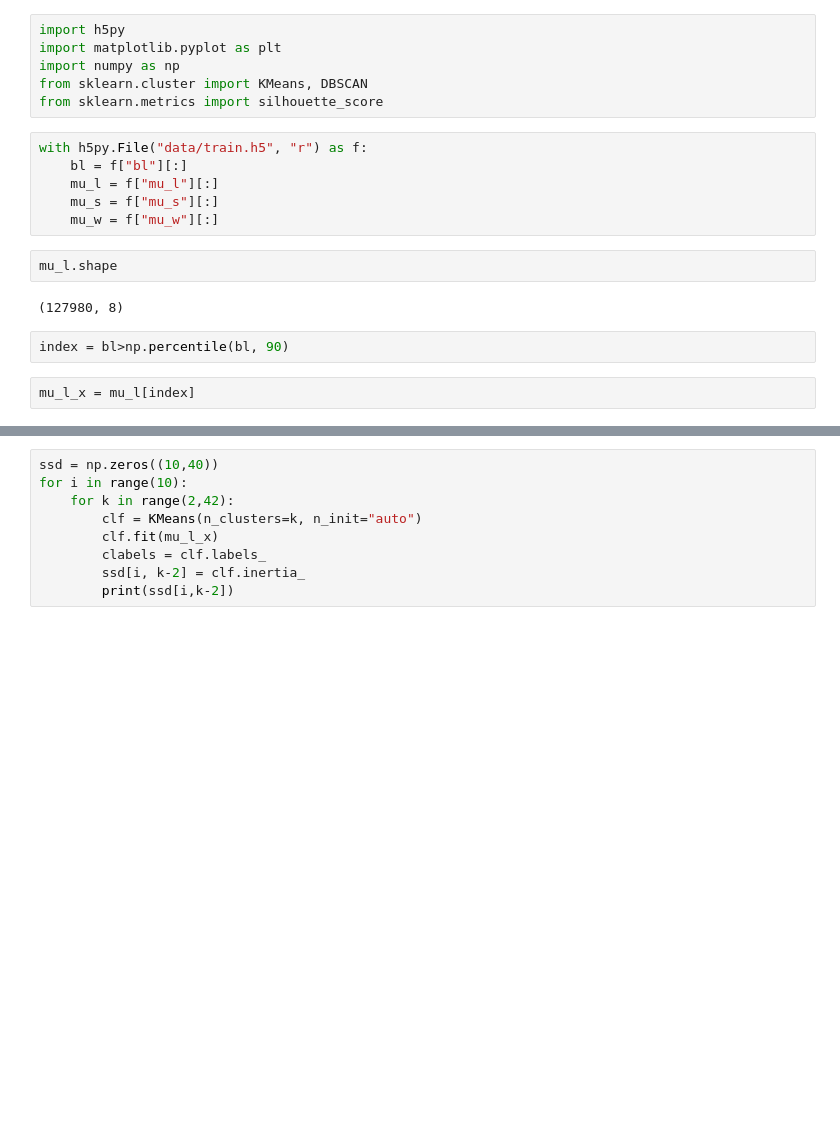
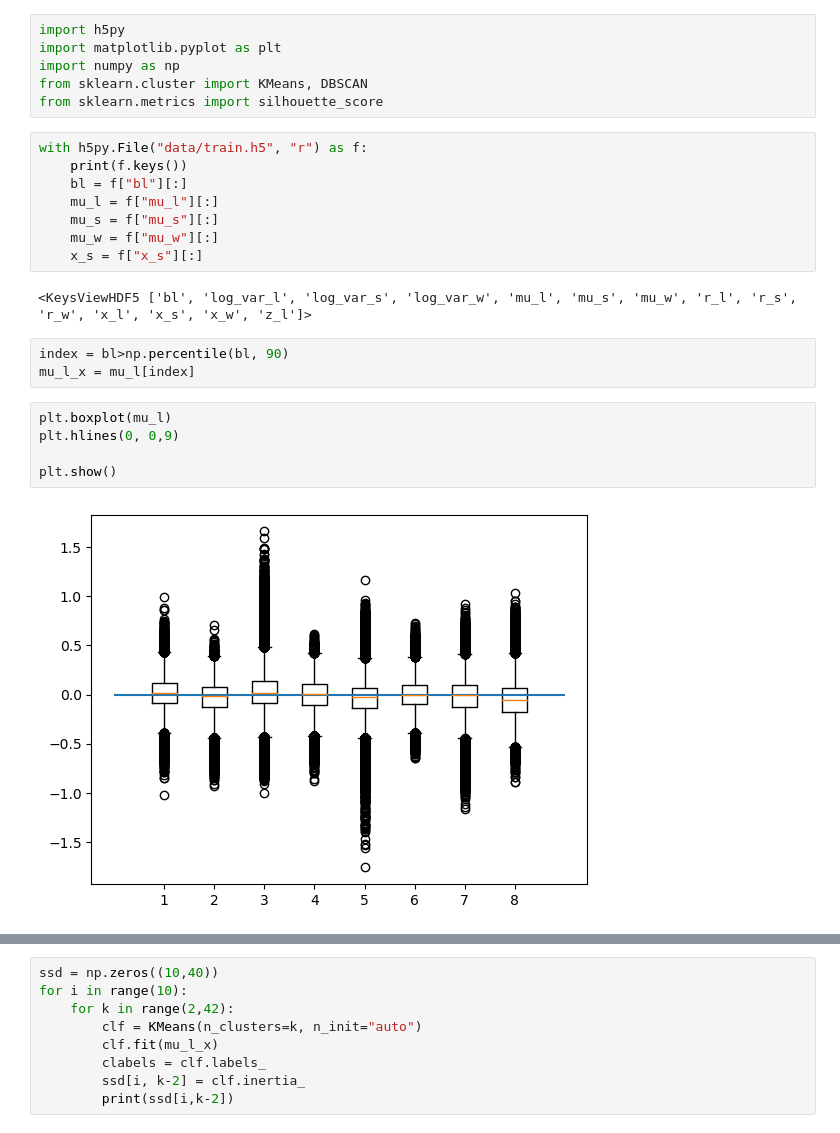
Before and after one commit to melioristic/FOMO-VAEM, a Jupyter notebook: nb_4_clustering.ipynb, the cells around one changed output, grey strips where cells are left out. Cells and saved outputs as stored; diff of their text form; blank space fills up the shorter version.

Commit message:
added analysis plot

```diff
--- a/nb_4_clustering.ipynb
+++ b/nb_4_clustering.ipynb
@@ -6,15 +6,21 @@ from sklearn.cluster import KMeans, DBSCAN
 from sklearn.metrics import silhouette_score
 # %%
 with h5py.File("data/train.h5", "r") as f:
+    print(f.keys())
     bl = f["bl"][:]
     mu_l = f["mu_l"][:]
     mu_s = f["mu_s"][:]
     mu_w = f["mu_w"][:]
+    x_s = f["x_s"][:]
+# %% [output]
+<KeysViewHDF5 ['bl', 'log_var_l', 'log_var_s', 'log_var_w', 'mu_l', 'mu_s', 'mu_w', 'r_l', 'r_s', 'r_w', 'x_l', 'x_s', 'x_w', 'z_l']>
-# %%
-mu_l.shape
-# %% [output]
-(127980, 8)
 # %%
 index = bl>np.percentile(bl, 90)
+mu_l_x = mu_l[index]
-# %%
-mu_l_x = mu_l[index]
+# %%
+plt.boxplot(mu_l)
+plt.hlines(0, 0,9)
+
+plt.show()
+# %% [output]
+[figure, added]
```
Also changed, not shown: parts of 3 cells of this notebook, 5 other files.
